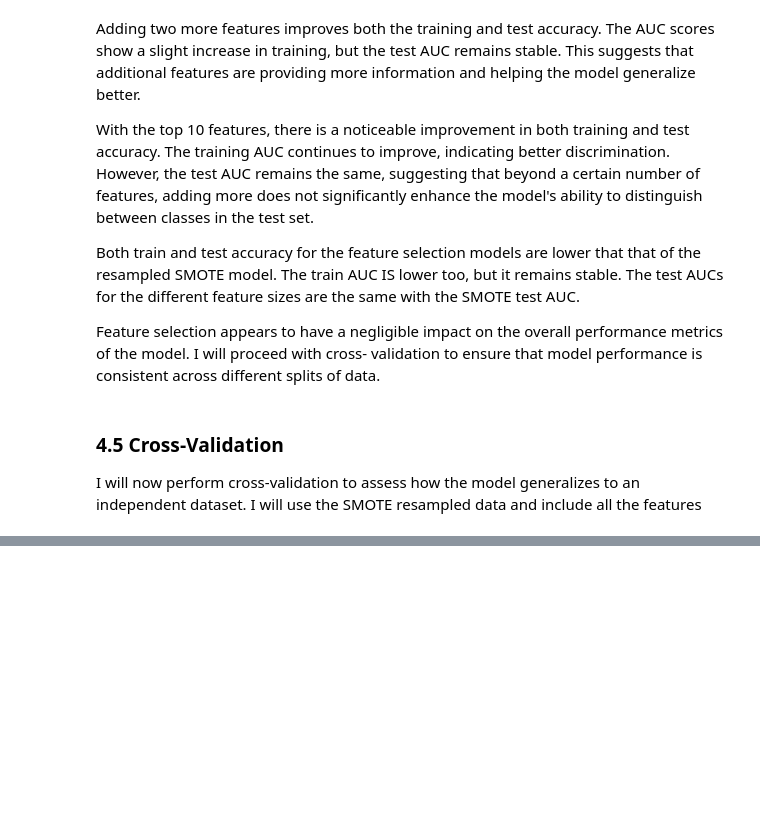
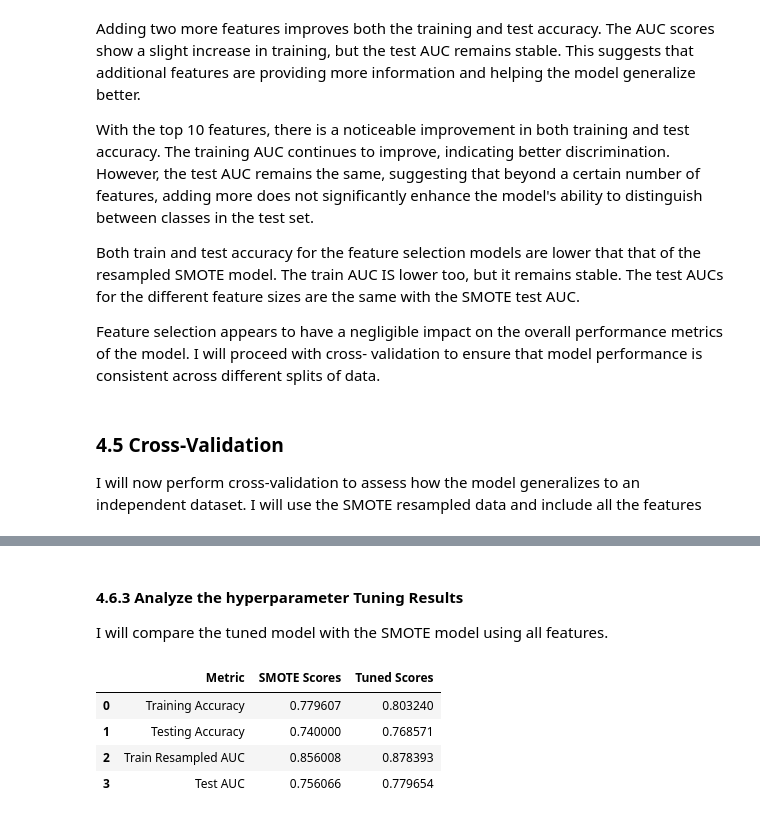
Before and after one commit to WambuiMunene/Phase-3-Project, a Jupyter notebook: index.ipynb, the cells around one changed output, grey strips where cells are left out. Cells and saved outputs as stored; diff of their text form; code cells hidden in the pictures; blank space fills up the shorter version.

Commit message:
Hyperparameter tuning done and analyzed

```diff
--- a/index.ipynb
+++ b/index.ipynb
@@ -954,0 +1073,18 @@ Overall the results show that
+# %% [markdown]
+#### 4.6.3 Analyze the hyperparameter Tuning Results
+
+I will compare the tuned model with the SMOTE model using all features.
+# %%
+# Create a Data Frame of bot sets of scores for better analysis
+
+data = { 'Metric': ['Training Accuracy', 'Testing Accuracy', 'Train Resampled AUC', 'Test AUC'],
+        'SMOTE Scores': [0.7796070100902814, 0.74, 0.8560079578327371, 0.7560655737704919],
+        'Tuned Scores': [0.80323951141795, 0.7685714285714286, 0.8783934518791693, 0.7796539162112932] }
+Analysis_df = pd.DataFrame(data)
+Analysis_df
+# %% [output]
+|  | Metric | SMOTE Scores | Tuned Scores |
+| 0 | Training Accuracy | 0.779607 | 0.803240 |
+| 1 | Testing Accuracy | 0.740000 | 0.768571 |
+| 2 | Train Resampled AUC | 0.856008 | 0.878393 |
+| 3 | Test AUC | 0.756066 | 0.779654 |
```
Also changed, not shown: parts of 11 cells of this notebook.
